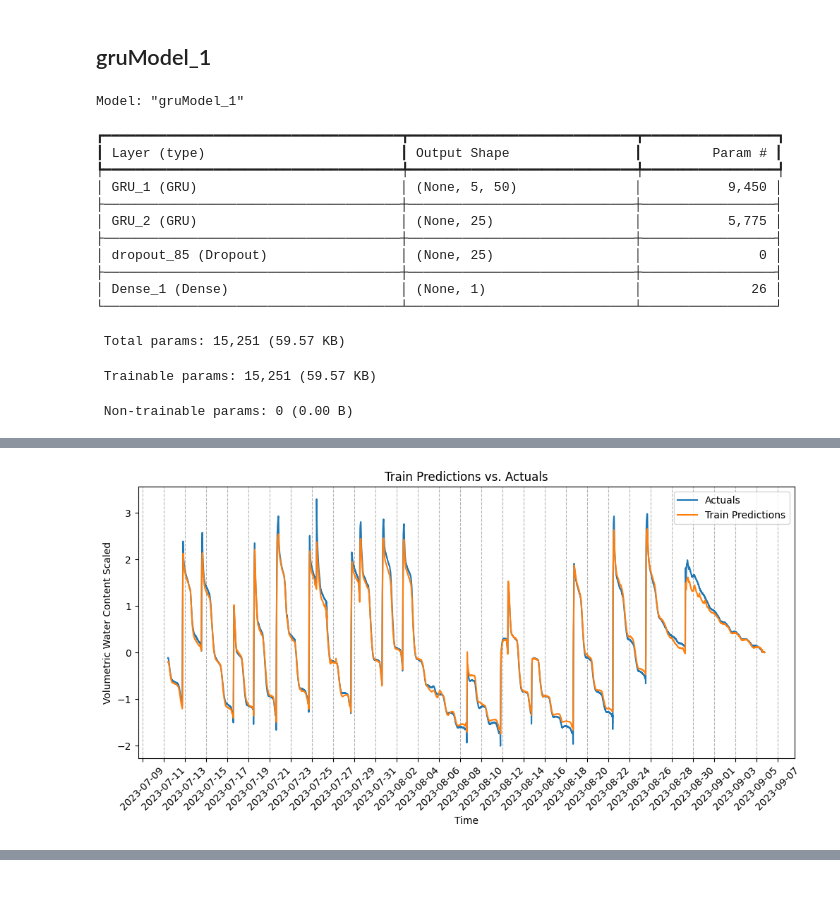
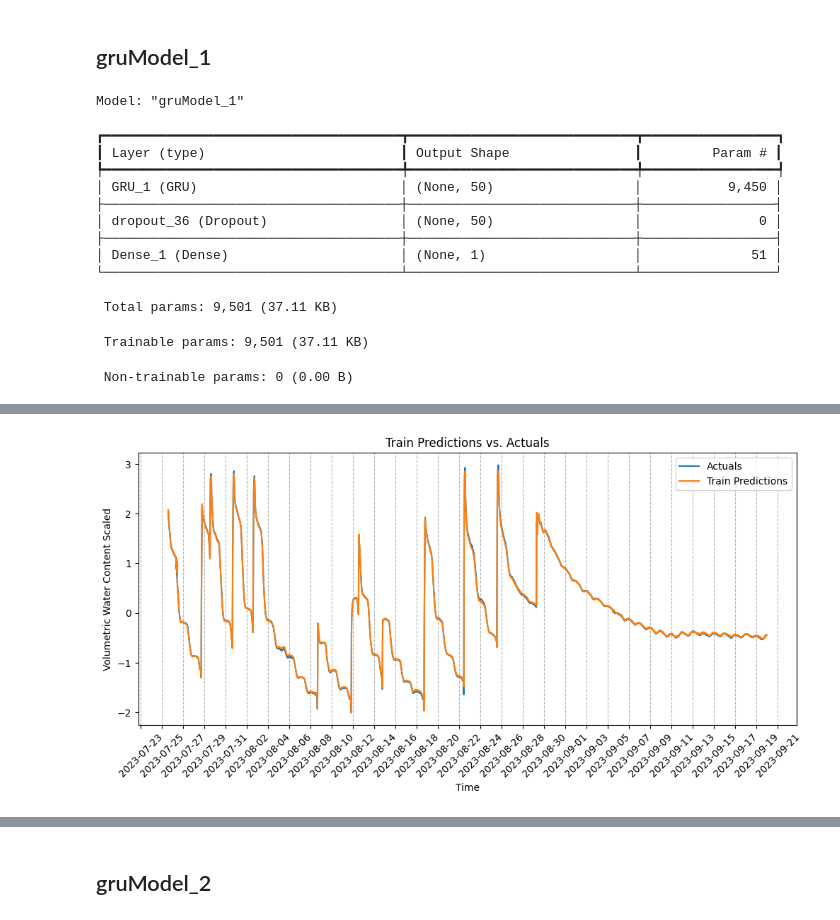
Before and after one commit to matteoc-unipr/TESI_ML_Stuard, a Jupyter notebook: models-stuard2023.ipynb, the cells around one changed output, grey strips where cells are left out. Saved outputs shown, nothing was run; the diff lists cells and outputs as text; code cells hidden in the pictures; blank space fills up the shorter version.

```diff
--- a/models-stuard2023.ipynb
+++ b/models-stuard2023.ipynb
@@ -67,17 +81,17 @@ df_scaled = pd.read_excel("./2023-stuard/df_best_scaled.xlsx", index_col=0)
 
 # Costant values:
 WINDOWS_SIZE = 5
-SPLIT = 0.8
+SPLIT = 0.2
+FUTURE_STEPS = 6  # Number of Future steps that we want to predict
+STEP_SIZE = 6
 
-X_temp, y_temp = singleStepSampler(df_scaled, WINDOWS_SIZE)
+X_temp, y_temp = multiStepSampler(df_scaled, WINDOWS_SIZE, FUTURE_STEPS, STEP_SIZE )
 
 # Split data into training and testing
-X_train = X_temp[:int(SPLIT * len(X_temp))]
-y_train = y_temp[:int(SPLIT * len(y_temp))]
-X_test = X_temp[int(SPLIT * len(X_temp)):]
-y_test = y_temp[int(SPLIT * len(y_temp)):]
-
-
+X_train = X_temp[int(SPLIT * len(X_temp)):]
+y_train = y_temp[int(SPLIT * len(y_temp)):]
+X_test = X_temp[:int(SPLIT * len(X_temp))]
+y_test = y_temp[:int(SPLIT * len(y_temp))]
 
 
 X_train.shape, y_train.shape, X_test.shape, y_test.shape  # Check shapes
@@ -1435,26 +1457,26 @@ class TestMetricsCallback(tf.keras.callbacks.Callback):
 
 
 # Create model structure
-lstmModel_3 = keras.Sequential(name="gruModel_1")
-lstmModel_3.add(keras.layers.GRU(50,return_sequences=True, input_shape=(X_train.shape[1], X_train.shape[2]),kernel_regularizer=l2(0.001), name="GRU_1"))
-lstmModel_3.add(keras.layers.GRU(25, kernel_regularizer=l2(0.001), name="GRU_2"))
-lstmModel_3.add(keras.layers.Dropout(0.2))  # Dropout layer to prevent overfitting
-lstmModel_3.add(keras.layers.Dense(1, activation='linear',kernel_regularizer=l2(0.001), name="Dense_1"))  # Output layer
-lstmModel_3.compile(loss='MeanSquaredError', metrics=['MAE', smape], optimizer=Adam(learning_rate=0.0005))
-lstmModel_3.summary()
+gruModel_1 = keras.Sequential(name="gruModel_1")
+gruModel_1.add(keras.layers.GRU(100,return_sequences=False, input_shape=(X_train.shape[1], X_train.shape[2]),kernel_regularizer=l2(0.001), name="GRU_1"))
+gruModel_1.add(keras.layers.Dropout(0.3))  # Dropout layer to prevent overfitting
+gruModel_1.add(keras.layers.Dense(1, activation='linear',kernel_regularizer=l2(0.001), name="Dense_1"))  # Output layer
+gruModel_1.compile(loss='MeanSquaredError', metrics=['MAE', smape], optimizer=Adam(learning_rate=0.0005))
+gruModel_1.summary()
 
 # Instantiate the callback
 test_metrics_callback = TestMetricsCallback(test_data=(X_test, y_test))
 
 # Earlu Stopping Callback
-early_stopping = EarlyStopping(monitor='MAE', patience=5, restore_best_weights=True, verbose=1)
+reduce_lr = ReduceLROnPlateau(monitor='MAE', factor=0.2, patience=7, min_lr=1e-6, verbose=1)
+early_stopping = EarlyStopping(monitor='MAE', patience=15, restore_best_weights=True, verbose=1)
 
 # Convert data to float32
 X_train = X_train.astype('float32')
 y_train = y_train.astype('float32')
 
 # Train model without validation_split
-history = lstmModel_3.fit(X_train, y_train, epochs=60, shuffle=False, callbacks=[early_stopping, test_metrics_callback])
+history = gruModel_1.fit(X_train, y_train, epochs=50, shuffle=False, callbacks=[early_stopping, reduce_lr, test_metrics_callback])
 
 # Plot Train vs Test Loss
 plt.figure(figsize=(12, 5))
@@ -1487,14 +1509,20 @@ plt.legend(loc='upper right')
 plt.show()
 
 
+
 #TRAIN DATA VISUALIZATION
 
-train_predictions = lstmModel_1.predict(X_train).flatten()
+train_predictions = gruModel_1.predict(X_train).flatten()
 y_train = y_train.flatten()
 
+
 # Ensure df_copy contains the 'timestamp' column
-timestamp_training = df_copy['timestamp'].iloc[:int(SPLIT * len(X_temp))]
+timestamp_training = df_copy['timestamp'].iloc[int(SPLIT * len(X_temp)):]
+timestamp_training = timestamp_training[:-5]
+print(len(timestamp_training), len(train_predictions), len(y_train))
+
 train_results = pd.DataFrame(data={'timestamp':timestamp_training, 'Train Predictions':train_predictions, 'Actuals':y_train})
+
 
 # Plot the test results
 plt.figure(figsize=(12, 5))
@@ -1519,11 +1547,10 @@ plt.show()
 # TEST DATA VISUALIZATION
 
 # Evaluate the model on the test set
-test_predicions = lstmModel_1.predict(X_test).flatten()
+test_predicions = gruModel_1.predict(X_test).flatten()
 y_test = y_test.flatten()
 
-timestamp_testing = df_copy['timestamp'].iloc[int(SPLIT * len(X_temp)):].reset_index(drop=True)
-timestamp_testing = timestamp_testing[:-5] # Drop last 5 values to match the length of test_predictions
+timestamp_testing = df_copy['timestamp'].iloc[:int(SPLIT * len(X_temp))].reset_index(drop=True)
 
 test_results = pd.DataFrame(data={'timestamp':timestamp_testing, 'Test Predictions':test_predicions, 'Actuals':y_test})
 
@@ -1550,14 +1577,12 @@ Model: "gruModel_1"
 ┏━━━━━━━━━━━━━━━━━━━━━━━━━━━━━━━━━━━━━━┳━━━━━━━━━━━━━━━━━━━━━━━━━━━━━┳━━━━━━━━━━━━━━━━━┓
 ┃ Layer (type)                         ┃ Output Shape                ┃         Param # ┃
 ┡━━━━━━━━━━━━━━━━━━━━━━━━━━━━━━━━━━━━━━╇━━━━━━━━━━━━━━━━━━━━━━━━━━━━━╇━━━━━━━━━━━━━━━━━┩
-│ GRU_1 (GRU)                          │ (None, 5, 50)               │           9,450 │
+│ GRU_1 (GRU)                          │ (None, 50)                  │           9,450 │
 ├──────────────────────────────────────┼─────────────────────────────┼─────────────────┤
-│ GRU_2 (GRU)                          │ (None, 25)                  │           5,775 │
+│ dropout_36 (Dropout)                 │ (None, 50)                  │               0 │
 ├──────────────────────────────────────┼─────────────────────────────┼─────────────────┤
-│ dropout_85 (Dropout)                 │ (None, 25)                  │               0 │
-├──────────────────────────────────────┼─────────────────────────────┼─────────────────┤
-│ Dense_1 (Dense)                      │ (None, 1)                   │              26 │
+│ Dense_1 (Dense)                      │ (None, 1)                   │              51 │
 └──────────────────────────────────────┴─────────────────────────────┴─────────────────┘
- Total params: 15,251 (59.57 KB)
+ Total params: 9,501 (37.11 KB)
- Trainable params: 15,251 (59.57 KB)
+ Trainable params: 9,501 (37.11 KB)
  Non-trainable params: 0 (0.00 B)
@@ -1585 +1611 @@ Restoring model weights from the end of the best epoch: 21.
-[figure, old version]
+[figure, new version]
@@ -1587,0 +1614,2 @@ Restoring model weights from the end of the best epoch: 21.
+# %% [markdown]
+## gruModel_2
```
Also changed, not shown: parts of 18 cells of this notebook, 13 other files.
